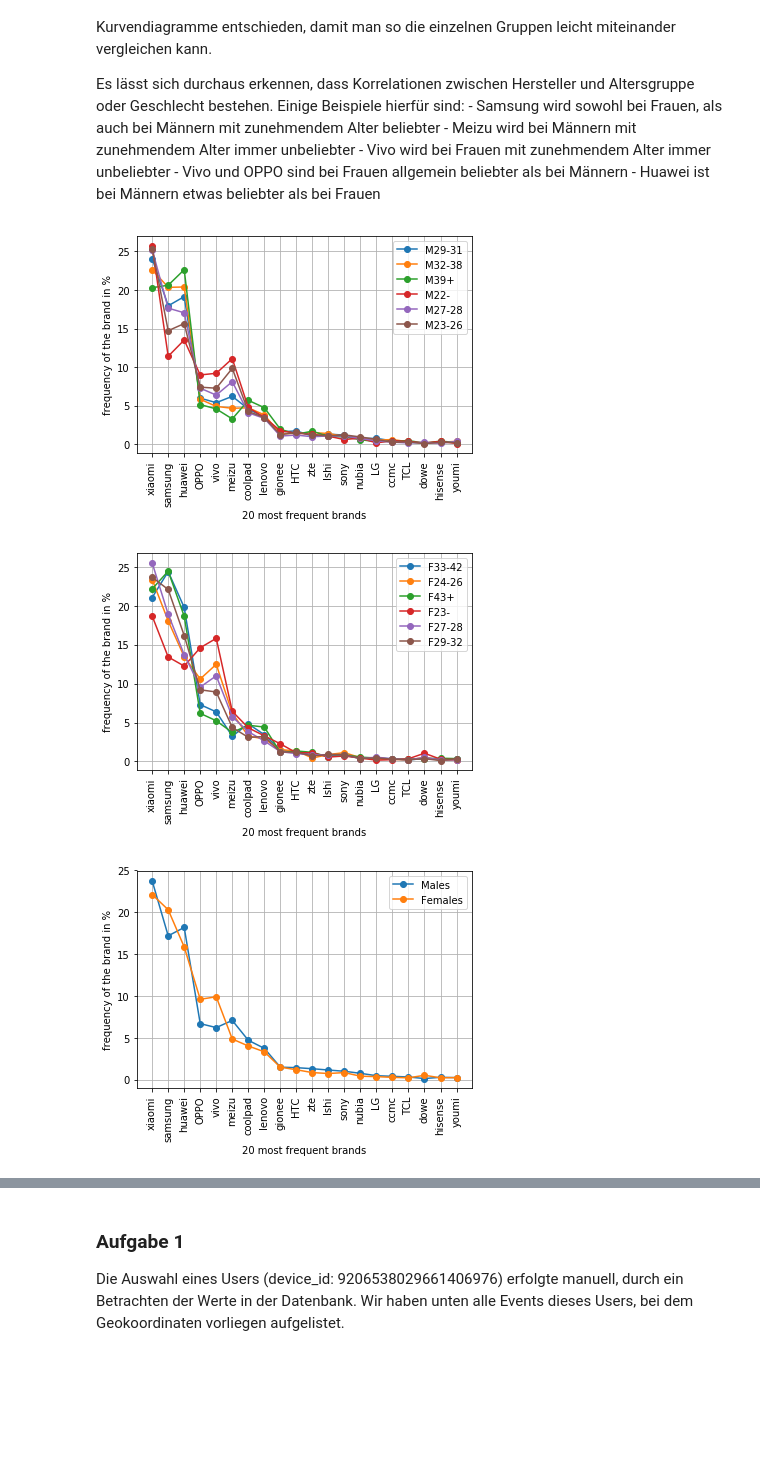
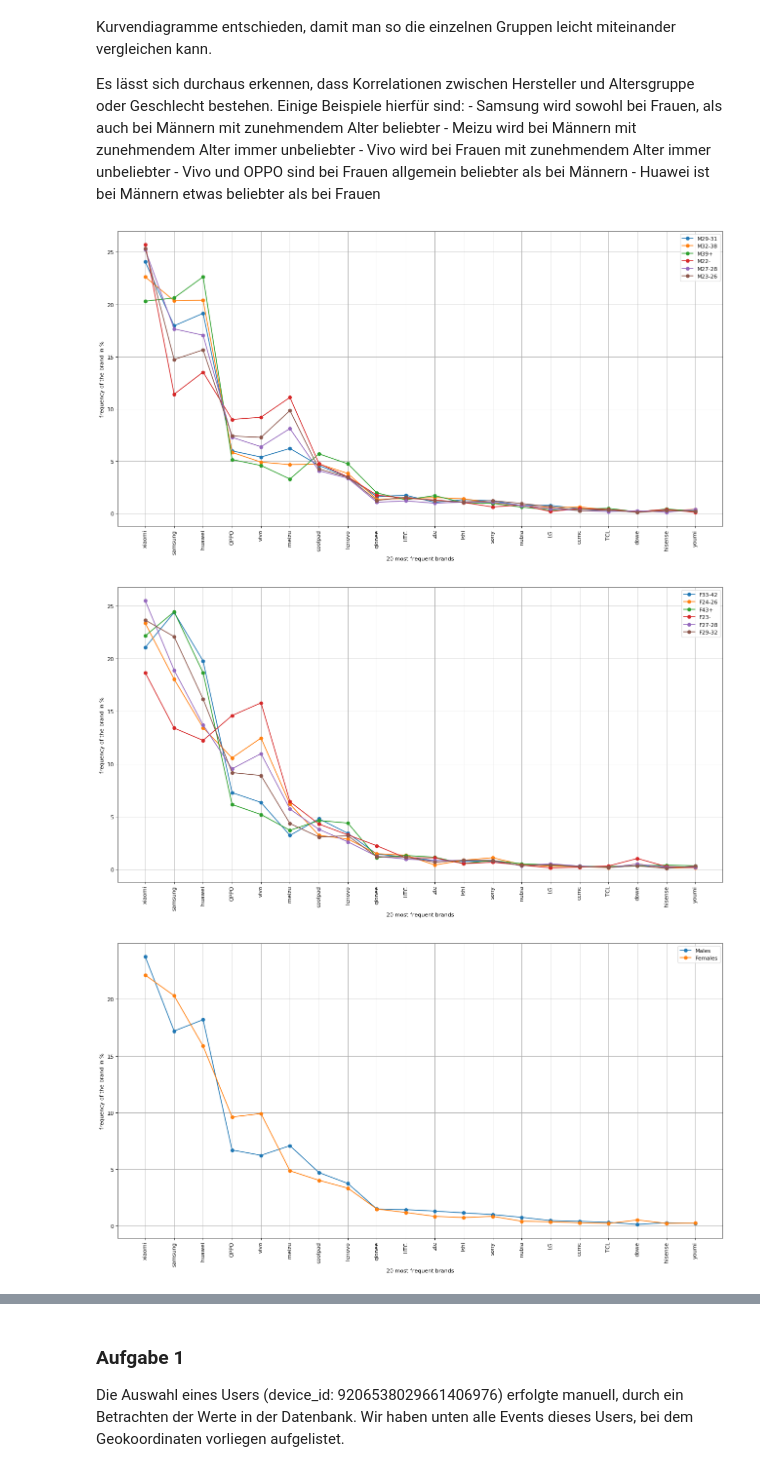
Before and after one commit to codeOfJannik/DataMining_Projects, a Jupyter notebook: task1_MobileUsers/VersuchMobileUsers.ipynb, the cells around one changed output, grey strips where cells are left out. Saved outputs shown, nothing was run; the diff lists cells and outputs as text; code cells hidden in the pictures; blank space fills up the shorter version.

```diff
--- a/task1_MobileUsers/VersuchMobileUsers.ipynb
+++ b/task1_MobileUsers/VersuchMobileUsers.ipynb
@@ -385,6 +385,7 @@ for group in genderAgeGroups:
 
 mostFrequentBrands = (genderAgeBrand_df['brand'].value_counts()).index[0:20]
 
+plt.figure(figsize=(20, 10), dpi=80)
 plt.xticks(np.arange(20), mostFrequentBrands, rotation=90)
 plt.yticks(np.arange(0, 30, 5))
 plt.ylabel("frequency of the brand in %")
@@ -405,6 +406,7 @@ for group in maleGroups:
 plt.legend(maleGroups)
 plt.show()
 
+plt.figure(figsize=(20, 10), dpi=80)
 plt.xticks(np.arange(20), mostFrequentBrands, rotation=90)
 plt.yticks(np.arange(0, 30, 5))
 plt.ylabel("frequency of the brand in %")
@@ -425,38 +427,39 @@ for group in femaleGroups:
 plt.legend(femaleGroups)
 plt.show()
 
+plt.figure(figsize=(20, 10), dpi=80)
 plt.xticks(np.arange(20), mostFrequentBrands, rotation=90)
 plt.yticks(np.arange(0, 30, 5))
 plt.ylabel("frequency of the brand in %")
 plt.grid(True)
 plt.xlabel("20 most frequent brands")
 
 yList = []
 members = pd.DataFrame(genderAgeBrand_df.loc[genderAgeBrand_df['agegroup'].isin(maleGroups)])
 count = len(members)
 for brand in mostFrequentBrands:
     brandCount = len(members.loc[members['brand'] == brand])
     brandPercent = brandCount / count * 100
     yList.append(brandPercent)
 yValues = np.array(yList)
 plt.plot(yValues, marker="o")
 
 yList = []
 members = pd.DataFrame(genderAgeBrand_df.loc[genderAgeBrand_df['agegroup'].isin(femaleGroups)])
 count = len(members)
 for brand in mostFrequentBrands:
     brandCount = len(members.loc[members['brand'] == brand])
     brandPercent = brandCount / count * 100
     yList.append(brandPercent)
 yValues = np.array(yList)
 plt.plot(yValues, marker="o")
 
 plt.legend(['Males', 'Females'])
 plt.show()
 # %% [output]
-[figure, old version]
+[figure, new version]
-[figure, old version]
+[figure, new version]
-[figure, old version]
+[figure, new version]
 # %% [markdown]
 ## Spatio-Temporale Analyse des Verhaltens einzelner User
 
```
Also changed, not shown: parts of 21 cells of this notebook, 3 other files.
